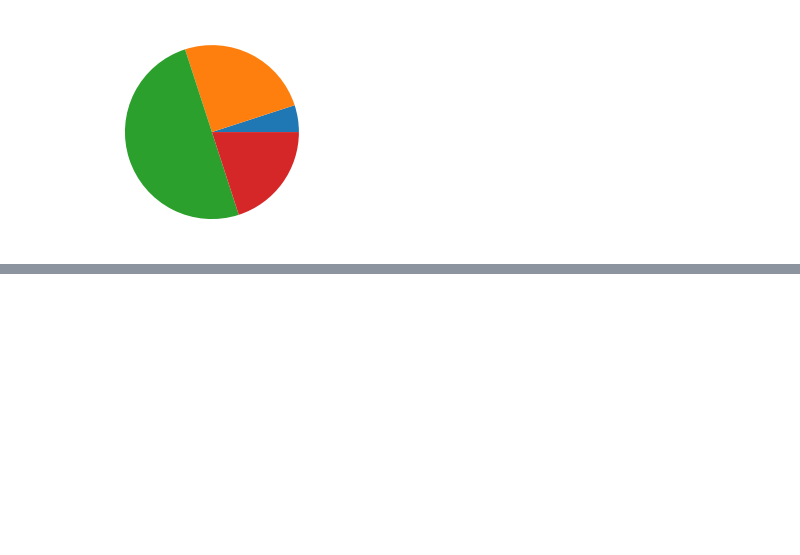
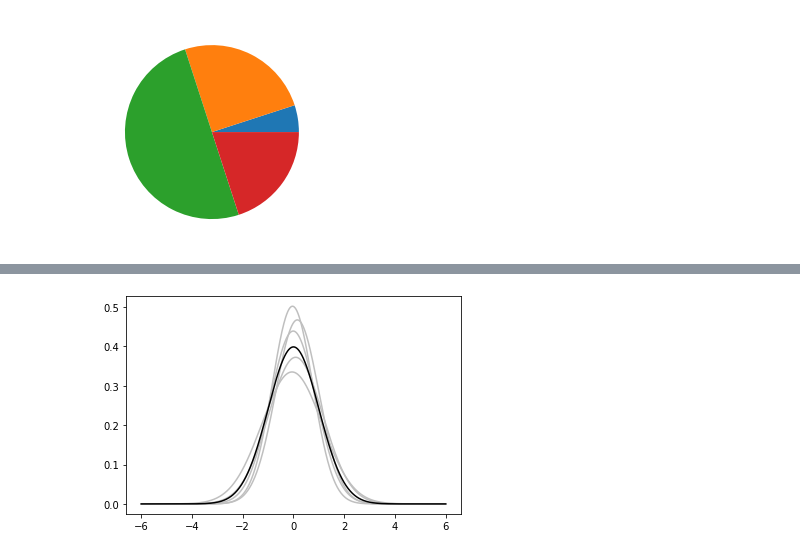
Before and after one commit to nathanpaul423/Deel_Project_06102022, a Jupyter notebook: Matplotlib_basics2.ipynb, the cells around one changed output, grey strips where cells are left out. Cells and saved outputs as stored; diff of their text form; code cells hidden in the pictures; blank space fills up the shorter version.

```diff
--- a/Matplotlib_basics2.ipynb
+++ b/Matplotlib_basics2.ipynb
@@ -322,2 +323,20 @@ plt.show()
 # %%
 #chapter 2 Customizing the Color and Styles
+# %%
+#example 21
+def pdf(X, mu, sigma):
+  a = 1 / (sigma*np.sqrt(2*np.pi))
+  b = -1 / (2*sigma**2)
+  return a*np.exp(b*(X-mu)**2)
+
+X = np.linspace(-6,6,1000)
+
+for i in range(5):
+  samples = np.random.standard_normal(50)
+  mu, sigma = np.mean(samples), np.std(samples)
+  plt.plot(X,pdf(X,mu,sigma), color='.75')
+
+plt.plot(X,pdf(X,0,1),color = 'k')
+plt.show()
+# %% [output]
+[figure, added]
```
Also changed, not shown: parts of 12 cells of this notebook.
